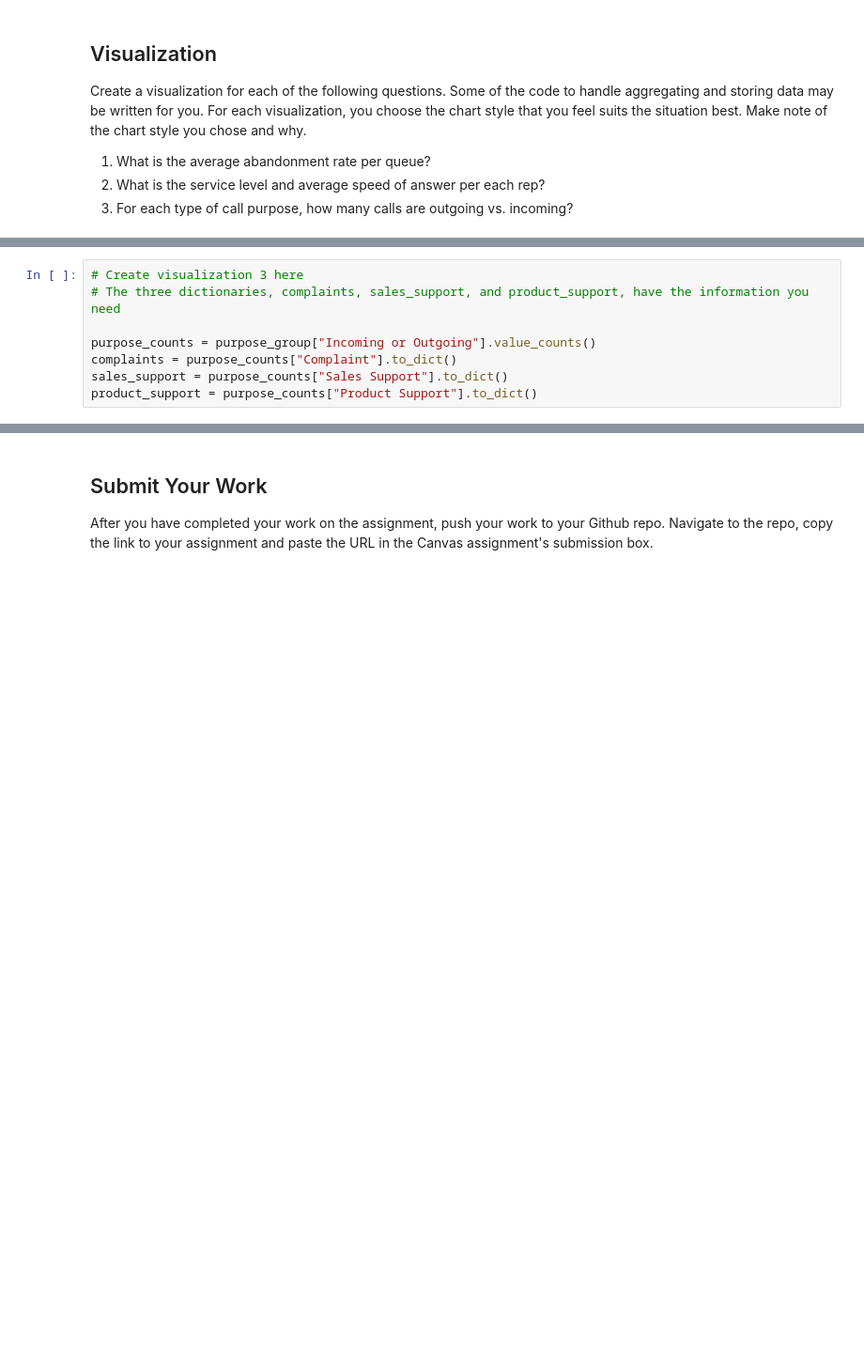
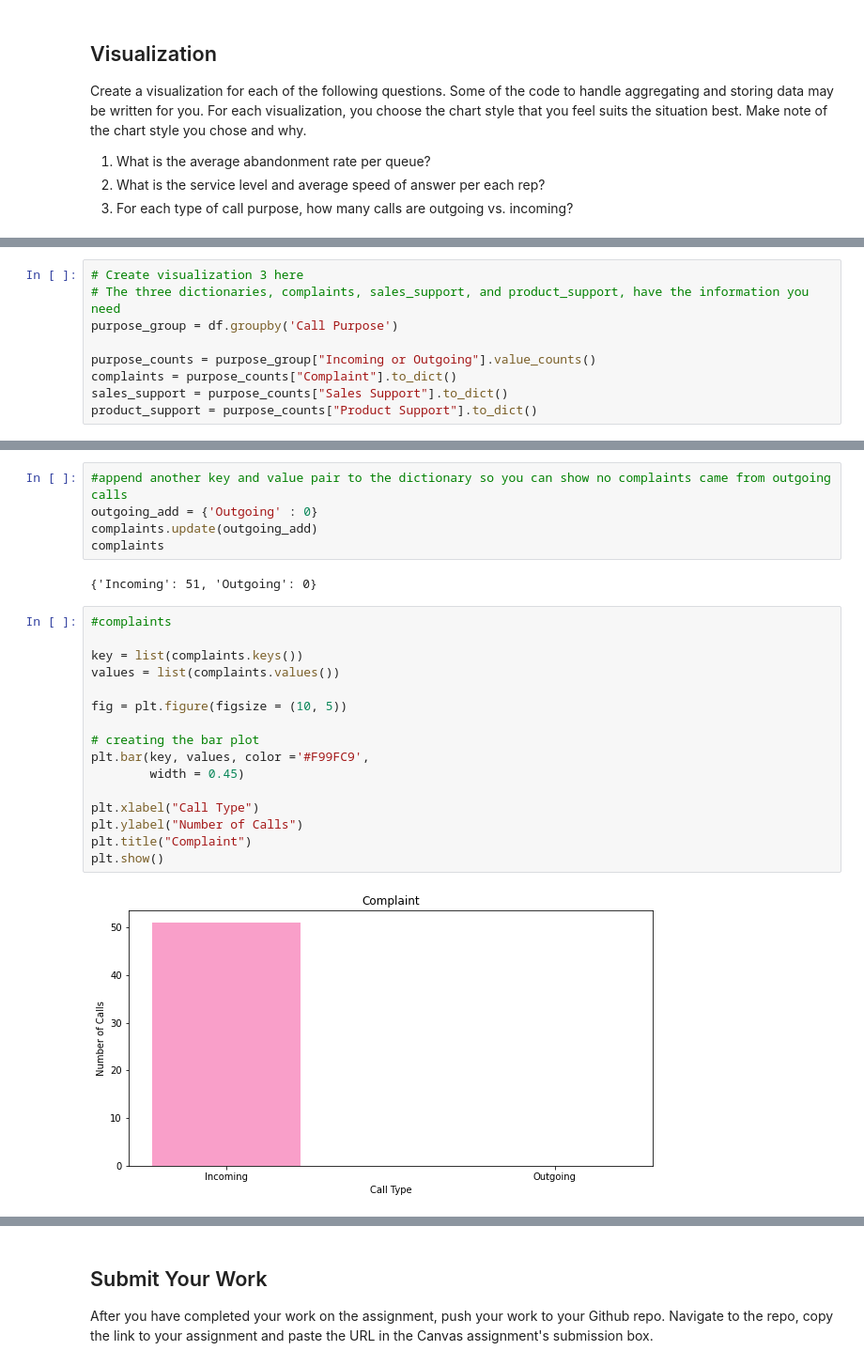
Before and after one commit to 4CEBWTHU/call-center-cleanup-assignment, a Jupyter notebook: Call Center Cleanup.ipynb, the cells around one changed output, grey strips where cells are left out. Shown: that part at 94% size. Saved outputs shown, nothing was run; the diff lists cells and outputs as text; blank space fills up the shorter version.

```diff
--- a/Call Center Cleanup.ipynb
+++ b/Call Center Cleanup.ipynb
@@ -545,6 +729,7 @@ service_level["Service Level %"] = service_level["Calls_x"]/service_level["Calls
 # %%
 # Create visualization 3 here
 # The three dictionaries, complaints, sales_support, and product_support, have the information you need
+purpose_group = df.groupby('Call Purpose')
 
 purpose_counts = purpose_group["Incoming or Outgoing"].value_counts()
 complaints = purpose_counts["Complaint"].to_dict()
@@ -552,0 +748,25 @@ product_support = purpose_counts["Product Support"].to_dict()
+# %%
+#append another key and value pair to the dictionary so you can show no complaints came from outgoing calls
+outgoing_add = {'Outgoing' : 0}
+complaints.update(outgoing_add)
+complaints
+# %% [output]
+{'Incoming': 51, 'Outgoing': 0}
+# %%
+#complaints
+
+key = list(complaints.keys())
+values = list(complaints.values())
+
+fig = plt.figure(figsize = (10, 5))
+
+# creating the bar plot
+plt.bar(key, values, color ='#F99FC9',
+        width = 0.45)
+
+plt.xlabel("Call Type")
+plt.ylabel("Number of Calls")
+plt.title("Complaint")
+plt.show()
+# %% [output]
+[figure, added]
```
Also changed, not shown: parts of 27 cells of this notebook.
